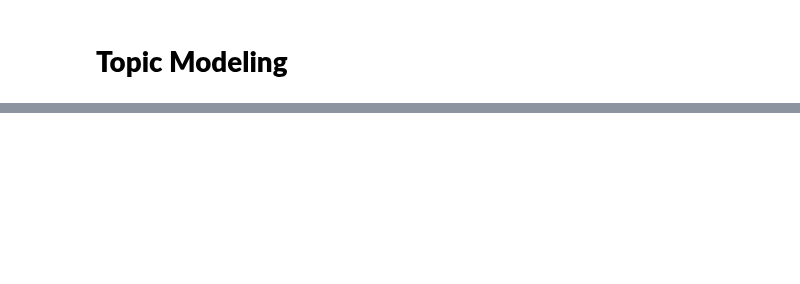
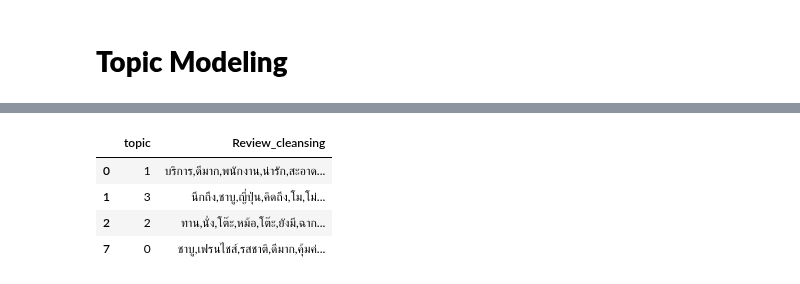
Before and after one commit to PisutSukpool/CRM-Analytics, a Jupyter notebook: Homework 11/Wongnai Review Analysis.ipynb, the cells around one changed output, grey strips where cells are left out. Saved outputs shown, nothing was run; the diff lists cells and outputs as text; code cells hidden in the pictures; blank space fills up the shorter version.

```diff
--- a/Homework 11/Wongnai Review Analysis.ipynb
+++ b/Homework 11/Wongnai Review Analysis.ipynb
@@ -212,0 +242,10 @@ df.head()
+# %%
+df_relation['Review_cleansing'] = df_relation[['topic','Review_cleansing']].groupby(['topic'])['Review_cleansing'].transform(lambda x: ','.join(x))
+df_relation = df_relation[['topic','Review_cleansing']].drop_duplicates()
+df_relation
+# %% [output]
+|  | topic | Review_cleansing |
+| 0 | 1 | บริการ,ดีมาก,พนักงาน,น่ารัก,สะอาด... |
+| 1 | 3 | นึกถึง,ชาบู,ญี่ปุ่น,คิดถึง,โม,โม่... |
+| 2 | 2 | ทาน,นั่ง,โต๊ะ,หม้อ,โต๊ะ,ยังมี,ฉาก... |
+| 7 | 0 | ชาบู,เฟรนไชส์,รสชาติ,ดีมาก,คุ้มค่... |
```
Also changed, not shown: parts of 12 cells of this notebook.
